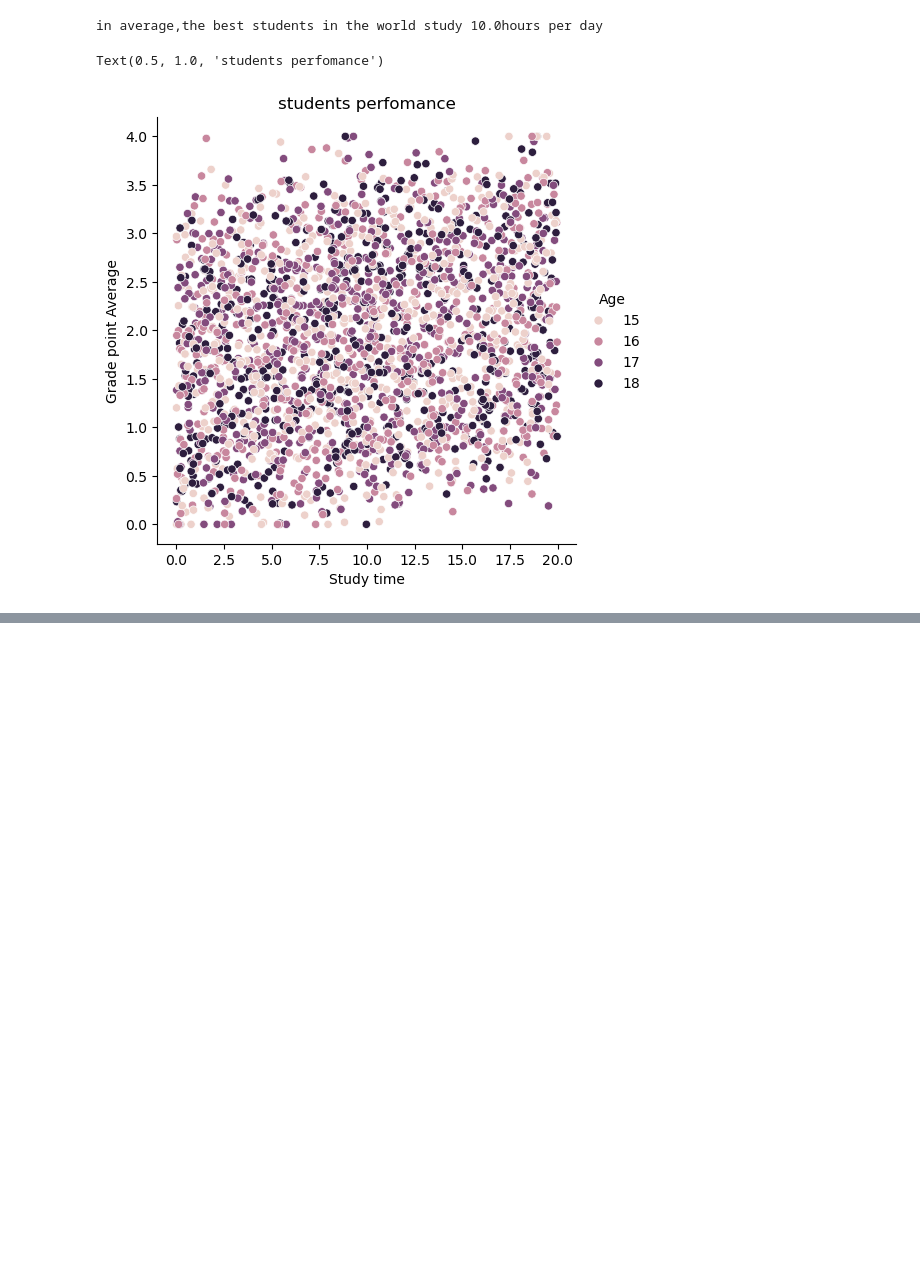
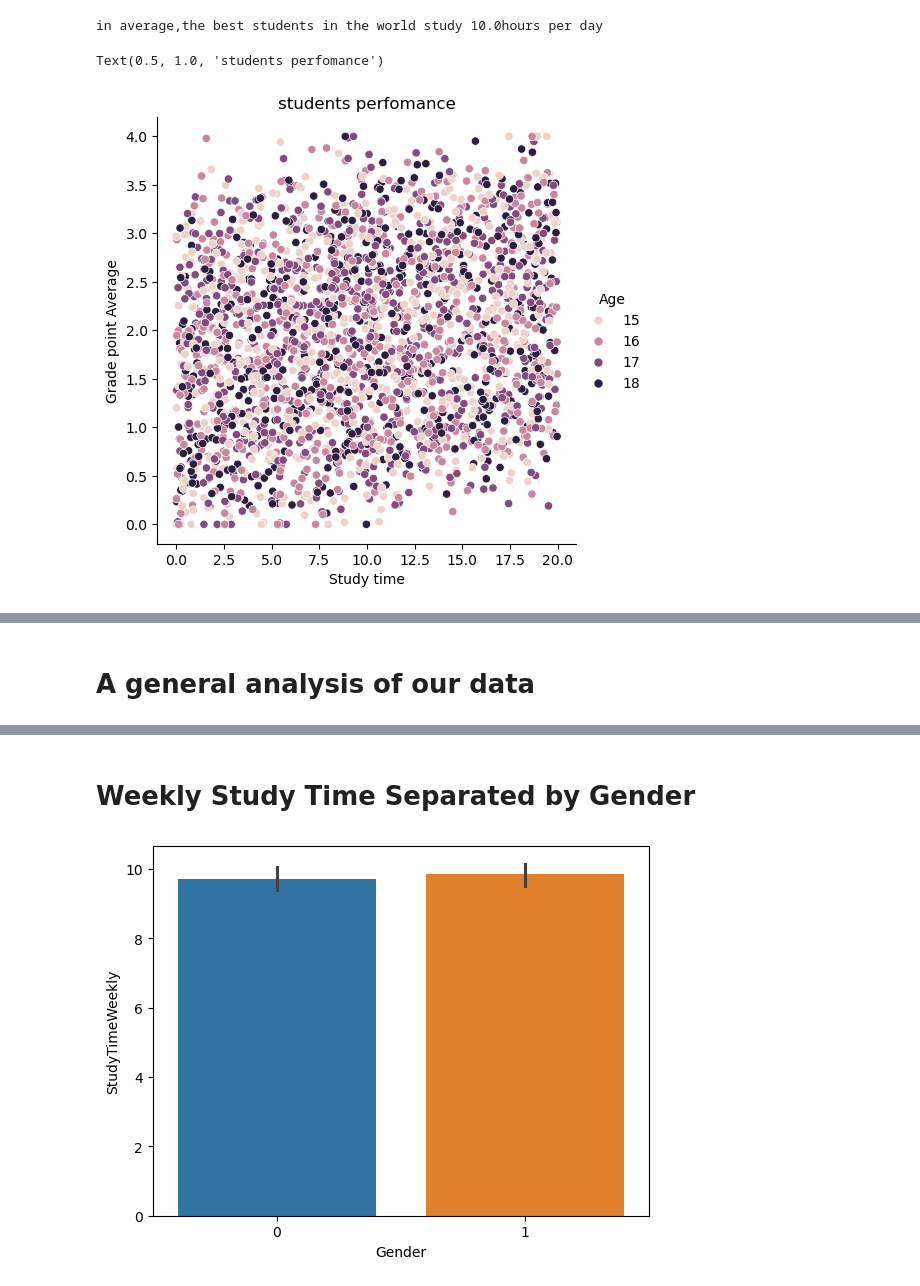
Before and after one commit to gas2345678/data_analysis-portfolio, a Jupyter notebook: Python/students_perfomance.ipynb, the cells around one changed output, grey strips where cells are left out. Cells and saved outputs as stored; diff of their text form; code cells hidden in the pictures; blank space fills up the shorter version.

Commit message:
Change in graphs

```diff
--- a/Python/students_perfomance.ipynb
+++ b/Python/students_perfomance.ipynb
@@ -53,3 +70,5 @@ conclusion= "In conclusion,the results of " +  str(count_id) + " perfomance is c
+# %% [markdown]
+# A general analysis of our data
 # %%
 df.describe()
 # %% [output]
@@ -62,3 +81,14 @@ df.describe()
 | 50% | 2196.500000 | 16.000000 | 1.000000 | 0.000000 | 2.000000 | 9.705363 | 15.000000 | 0.000000 | ... |
 | 75% | 2794.250000 | 17.000000 | 1.000000 | 2.000000 | 2.000000 | 14.408410 | 22.000000 | 1.000000 | ... |
 | max | 3392.000000 | 18.000000 | 1.000000 | 3.000000 | 4.000000 | 19.978094 | 29.000000 | 1.000000 | ... |
+# %% [markdown]
+# Weekly Study Time Separated by Gender
+# %%
+sb.barplot(data=df,x="Gender",y="StudyTimeWeekly",legend=False,hue="Gender")
+
+
+
+
+plt.show()
+# %% [output]
+[figure, added]
```
Also changed, not shown: parts of 13 cells of this notebook.
